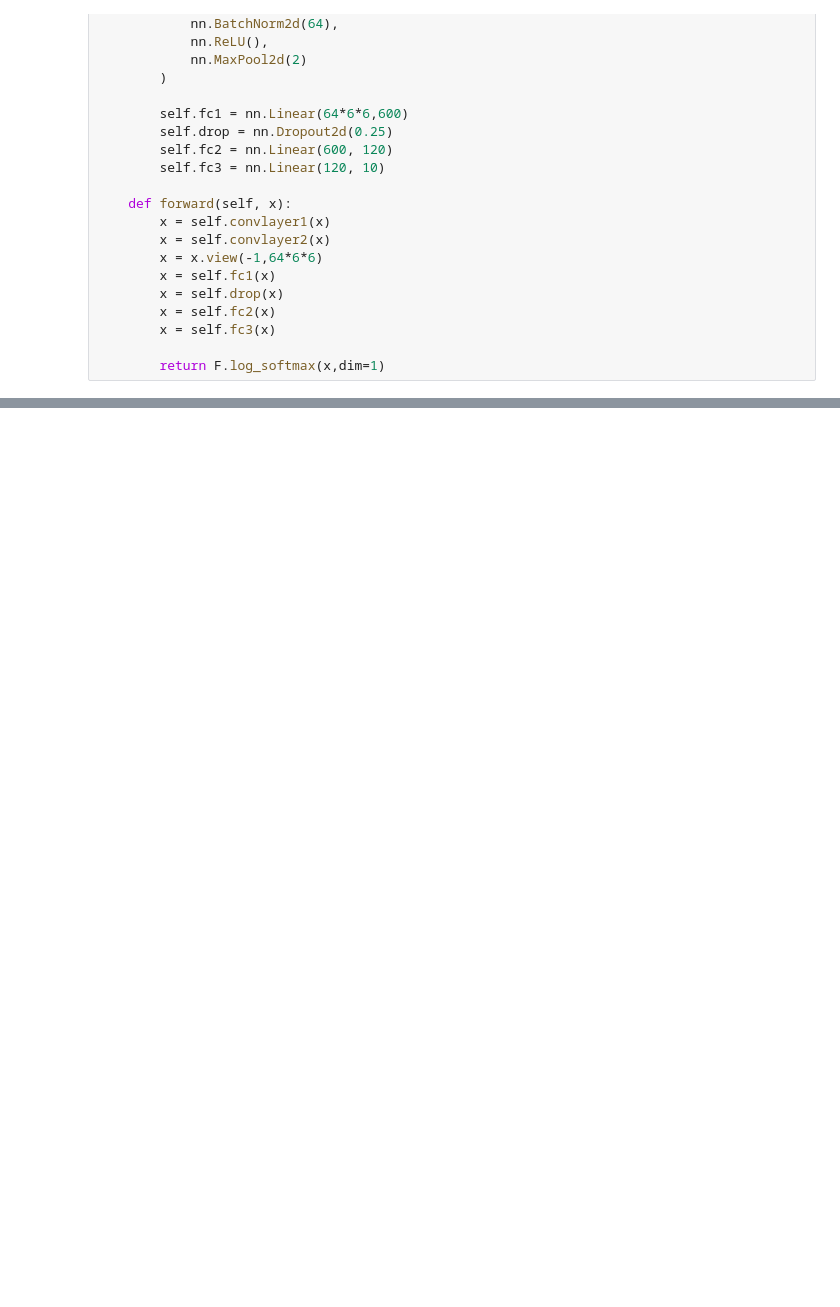
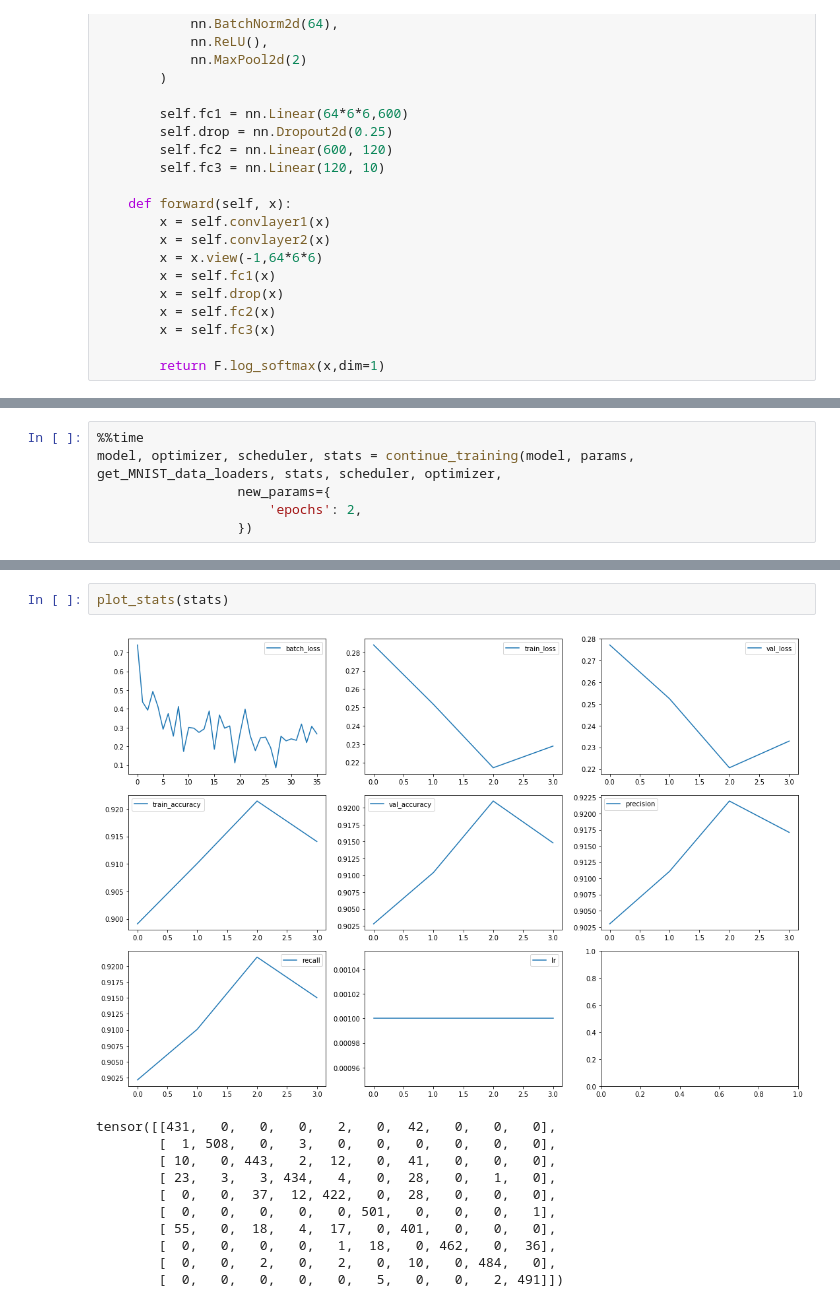
Before and after one commit to NesterukSergey/pytorch-classification-pipeline, a Jupyter notebook: classification_pipeline.ipynb, the cells around one changed output, grey strips where cells are left out. Saved outputs shown, nothing was run; the diff lists cells and outputs as text; blank space fills up the shorter version.

```diff
--- a/classification_pipeline.ipynb
+++ b/classification_pipeline.ipynb
@@ -385,0 +115,6 @@ Recall:  tensor([0.9579, 1.0000, 0.9921, 0.9798, 0.9840, 1.0000, 0.9879, 0.9961,
+# %%
+%%time
+model, optimizer, scheduler, stats = continue_training(model, params, get_MNIST_data_loaders, stats, scheduler, optimizer,
+                  new_params={
+                      'epochs': 2,
+                  })
@@ -385,0 +140,14 @@ Recall:  tensor([0.9579, 1.0000, 0.9921, 0.9798, 0.9840, 1.0000, 0.9879, 0.9961,
+# %%
+plot_stats(stats)
+# %% [output]
+[figure, added]
+tensor([[431,   0,   0,   0,   2,   0,  42,   0,   0,   0],
+        [  1, 508,   0,   3,   0,   0,   0,   0,   0,   0],
+        [ 10,   0, 443,   2,  12,   0,  41,   0,   0,   0],
+        [ 23,   3,   3, 434,   4,   0,  28,   0,   1,   0],
+        [  0,   0,  37,  12, 422,   0,  28,   0,   0,   0],
+        [  0,   0,   0,   0,   0, 501,   0,   0,   0,   1],
+        [ 55,   0,  18,   4,  17,   0, 401,   0,   0,   0],
+        [  0,   0,   0,   0,   1,  18,   0, 462,   0,  36],
+        [  0,   0,   2,   0,   2,   0,  10,   0, 484,   0],
+        [  0,   0,   0,   0,   0,   5,   0,   0,   2, 491]])
```
Also changed, not shown: parts of 15 cells of this notebook, 4 other files.
